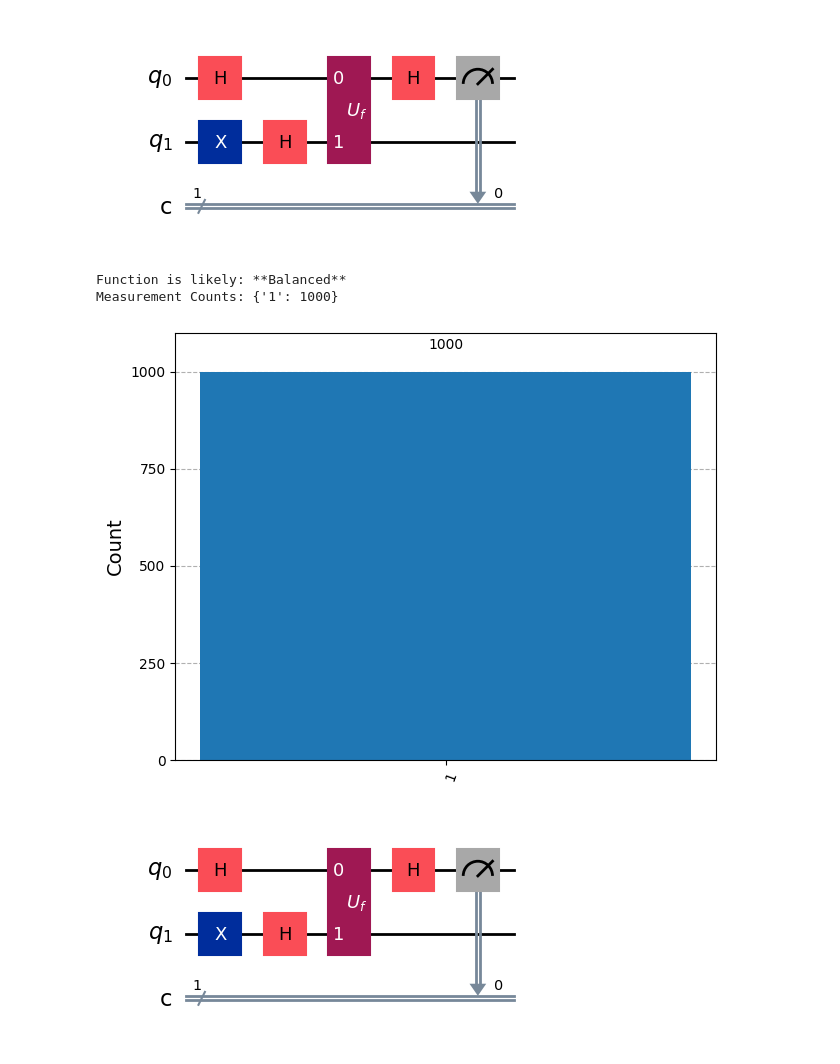
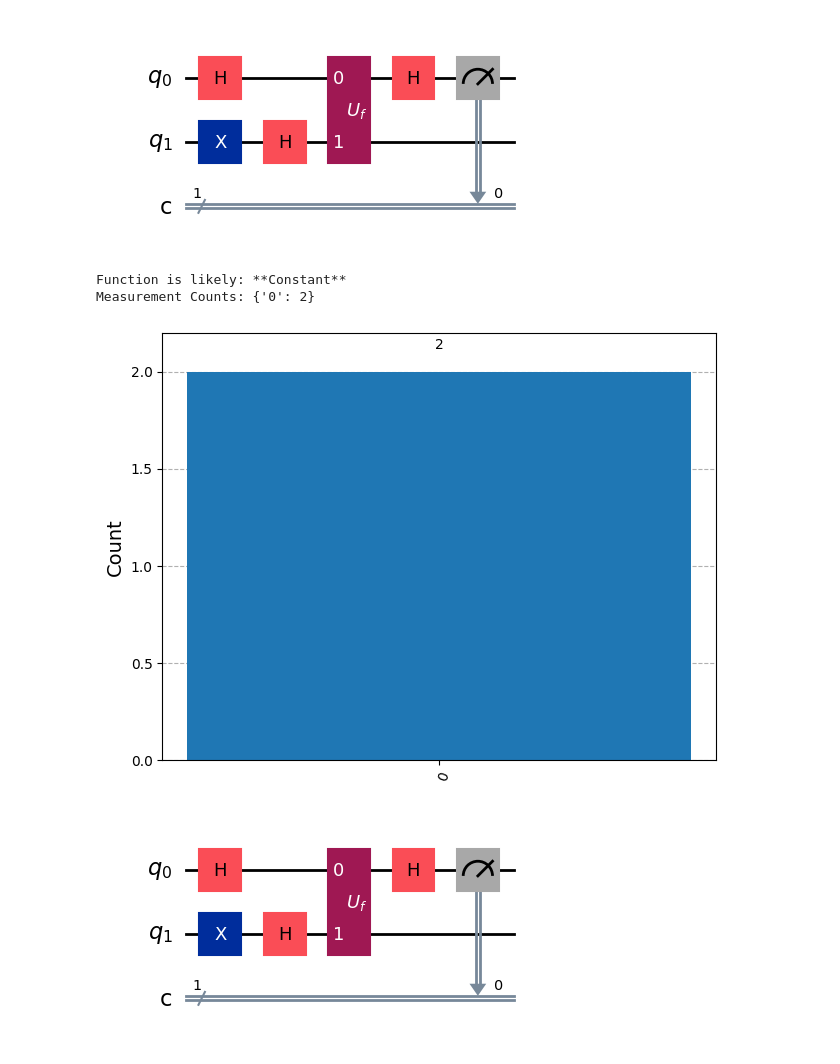
Before and after one commit to Aayog/quantum-implementation, a Jupyter notebook: notebooks/01_qubits_and_gates.ipynb, the cells around one changed output. Saved outputs shown, nothing was run; the diff lists cells and outputs as text; code cells hidden in the pictures.

```diff
--- a/notebooks/01_qubits_and_gates.ipynb
+++ b/notebooks/01_qubits_and_gates.ipynb
@@ -236,43 +236,43 @@ def get_deutsch_josza():
     qc_deutsch.x(1)
     qc_deutsch.h(0)
     qc_deutsch.h(1)
-    oracle = get_deutsch_oracle(3)
+    oracle = get_deutsch_oracle(1)
     blackbox = oracle
     blackbox.label = "$U_f$"
     qc_deutsch.compose(blackbox,[0,1], inplace=True)
     qc_deutsch.h(0)
     qc_deutsch.measure(qubit=0, cbit=0)
     return qc_deutsch
 
 qc_deutsch = get_deutsch_josza()
 
 def measure_qc(qc, shots=1000):
     simulator = AerSimulator()
     transpiled = transpile(qc, simulator)
     job  = simulator.run(transpiled, shots=shots)
     result = job.result()
     return result
 
-result = measure_qc(qc_deutsch)
+result = measure_qc(qc_deutsch, shots=2)
 counts = result.get_counts(qc_deutsch)
 constant_prob = counts.get('0', 0) / sum(counts.values())
 balanced_prob = counts.get('1', 0) / sum(counts.values())
 if constant_prob > balanced_prob:
     determination = "Constant"
     expected_output = '0'
 else:
     determination = "Balanced"
     expected_output = '1'
 
 print(f"Function is likely: **{determination}**")
 print(f"Measurement Counts: {counts}")
 plot_histogram(counts, title=f"Deutsch-Jozsa Result for Oracle Case")
 plot_histogram(counts)
 # qc_deutsch.draw('mpl')
 # %% [output]
-Function is likely: **Balanced**
-Measurement Counts: {'1': 1000}
+Function is likely: **Constant**
+Measurement Counts: {'0': 2}
-[figure, old version]
+[figure, new version]
 # %%
 qc_deutsch.draw('mpl')
 # %% [output]
```
Also changed, not shown: parts of 8 cells of this notebook.
